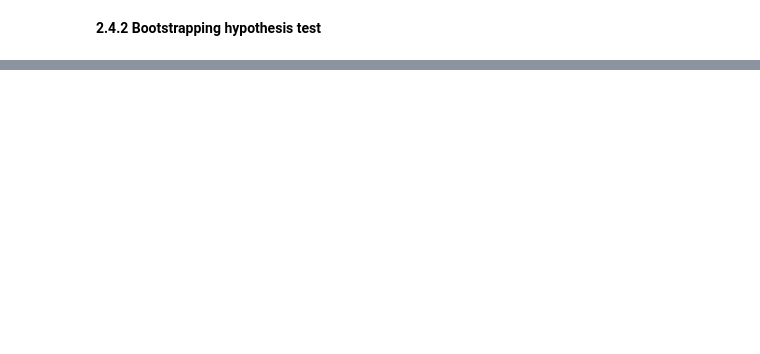
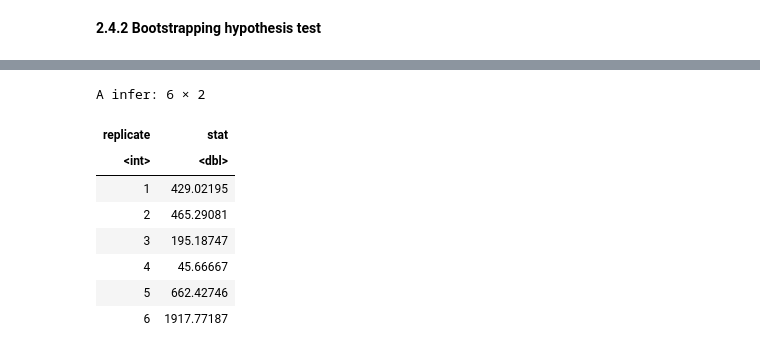
Before and after one commit to Jitao-Z/Difference_between_the_average_tuition_cost_in_Republican_and_Democrat_states, a Jupyter notebook: Final_report.ipynb, the cells around one changed output, grey strips where cells are left out. Saved outputs shown, nothing was run; the diff lists cells and outputs as text; code cells hidden in the pictures; blank space fills up the shorter version.

```diff
--- a/Final_report.ipynb
+++ b/Final_report.ipynb
@@ -256,0 +280,18 @@ __2.4.2 Bootstrapping hypothesis test__
+# %%
+set.seed(1)
+diff_in_means <- tuition |>
+    specify(mean_tuition_fees ~ political_leaning) %>%
+    hypothesize(null = "independence") %>%
+    generate(reps = 2000, type = "permute") %>%
+    calculate(stat= "diff in means", order = c("demo", "repub"))
+head(diff_in_means)
+# %% [output]
+A infer: 6 × 2
+| replicate | stat |
+| <int> | <dbl> |
+| 1 | 429.02195 |
+| 2 | 465.29081 |
+| 3 | 195.18747 |
+| 4 | 45.66667 |
+| 5 | 662.42746 |
+| 6 | 1917.77187 |
```
Also changed, not shown: parts of 6 cells of this notebook.
